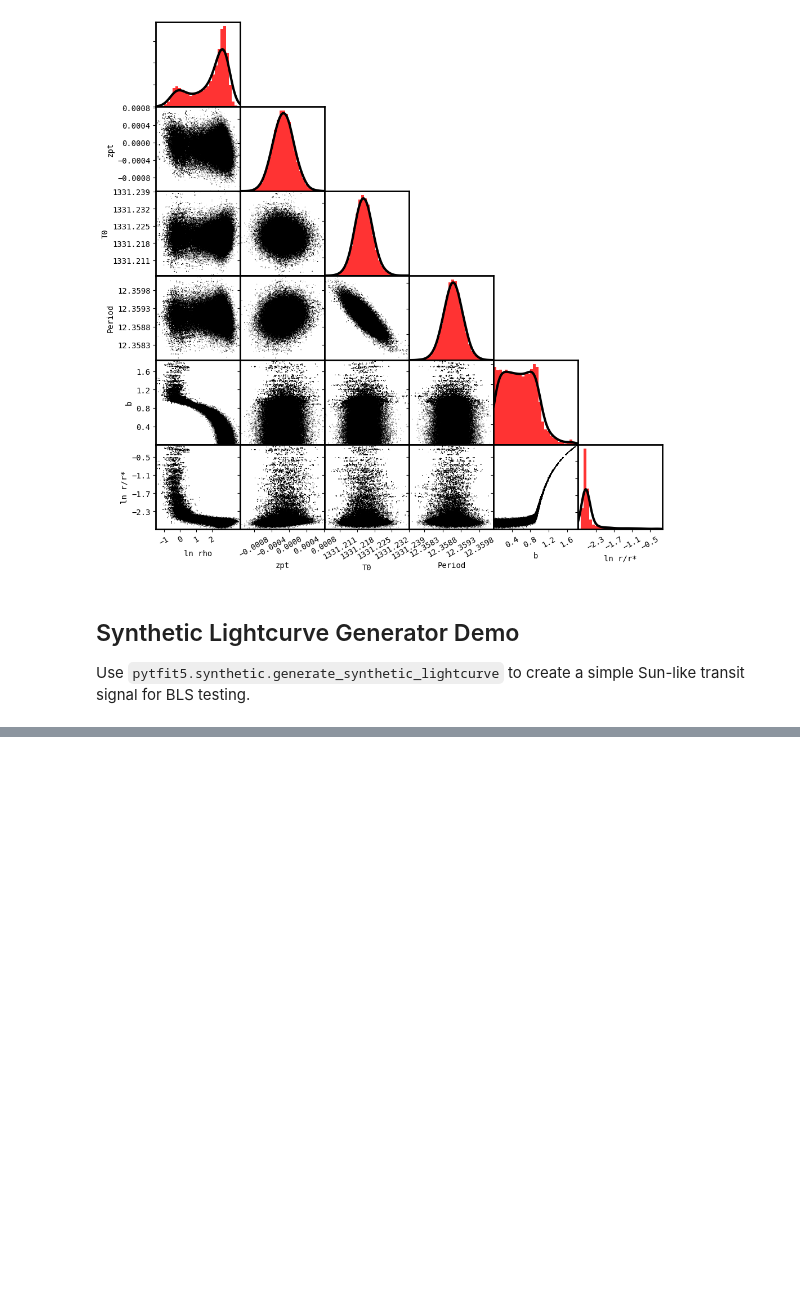
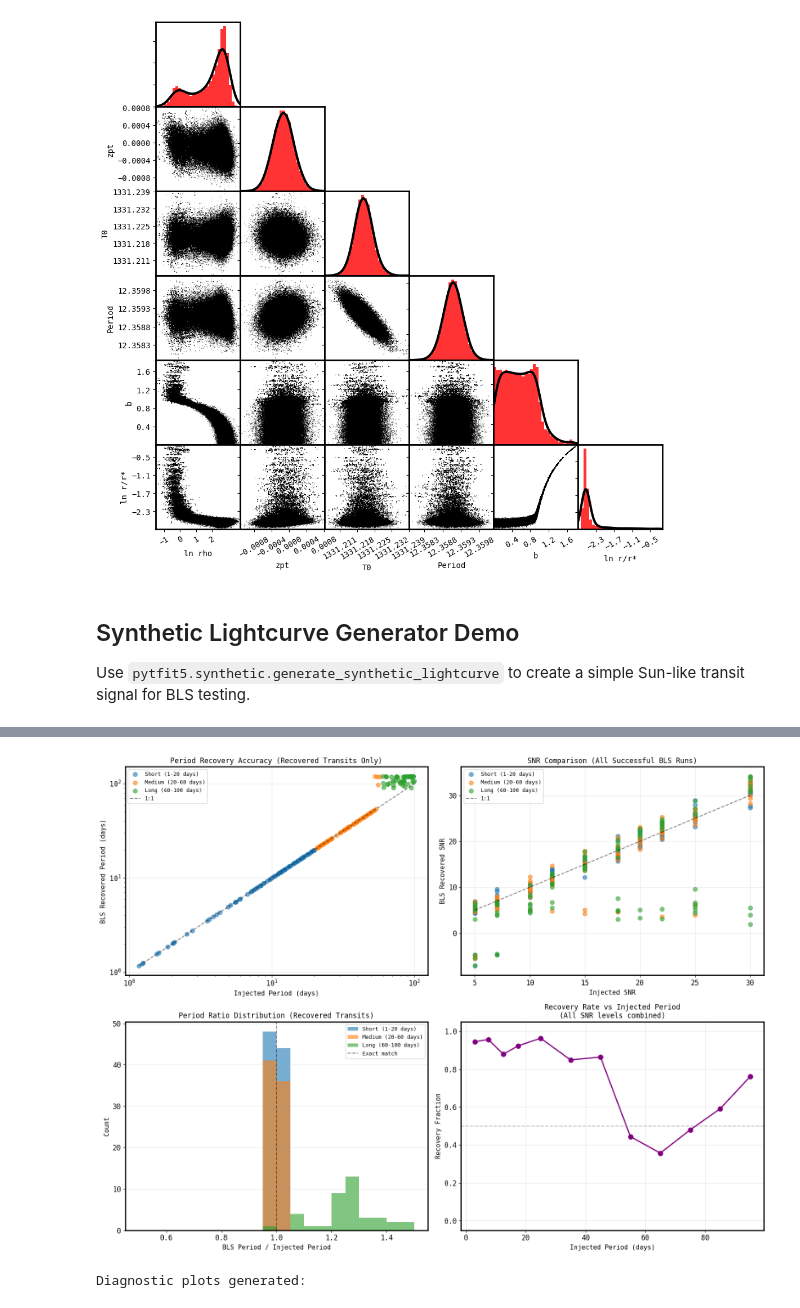
Before and after one commit to jasonfrowe/bls_cuda, a Jupyter notebook: pytfit5_example.ipynb, the cells around one changed output, grey strips where cells are left out. Drawn from its saved outputs; the diff is of its cells as text; code cells hidden in the pictures; blank space fills up the shorter version.

```diff
--- a/pytfit5_example.ipynb
+++ b/pytfit5_example.ipynb
@@ -479,0 +828,78 @@ Recovery Status:    ✓ RECOVERED
+# %%
+# Additional diagnostic plots
+
+fig, axes = plt.subplots(2, 2, figsize=(16, 12))
+
+# 1. Period recovery accuracy (for recovered transits)
+ax = axes[0, 0]
+for period_range in ['short', 'medium', 'long']:
+    data = df_results[(df_results['period_range'] == period_range) & (df_results['is_recovered'] == True)]
+    if len(data) > 0:
+        ax.scatter(data['injected_period'], data['bls_period'],
+                  alpha=0.6, s=50, color=colors[period_range], label=labels[period_range])
+
+# Add 1:1 line
+min_per, max_per = df_results['injected_period'].min(), df_results['injected_period'].max()
+ax.plot([min_per, max_per], [min_per, max_per], 'k--', alpha=0.5, label='1:1')
+ax.set_xlabel('Injected Period (days)', fontsize=11)
+ax.set_ylabel('BLS Recovered Period (days)', fontsize=11)
+ax.set_title('Period Recovery Accuracy (Recovered Transits Only)', fontsize=12)
+ax.legend(fontsize=9)
+ax.grid(True, alpha=0.3)
+ax.set_xscale('log')
+ax.set_yscale('log')
+
+# 2. SNR comparison
+ax = axes[0, 1]
+for period_range in ['short', 'medium', 'long']:
+    data = df_results[(df_results['period_range'] == period_range) & (df_results['success'] == True)]
+    if len(data) > 0:
+        ax.scatter(data['injected_snr'], data['bls_snr'],
+                  alpha=0.6, s=50, color=colors[period_range], label=labels[period_range])
+
+# Add 1:1 line
+ax.plot([5, 30], [5, 30], 'k--', alpha=0.5, label='1:1')
+ax.set_xlabel('Injected SNR', fontsize=11)
+ax.set_ylabel('BLS Recovered SNR', fontsize=11)
+ax.set_title('SNR Comparison (All Successful BLS Runs)', fontsize=12)
+ax.legend(fontsize=9)
+ax.grid(True, alpha=0.3)
+
+# 3. Period ratio distribution
+ax = axes[1, 0]
+for period_range in ['short', 'medium', 'long']:
+    data = df_results[(df_results['period_range'] == period_range) & (df_results['is_recovered'] == True)]
+    if len(data) > 0:
+        ax.hist(data['period_ratio'], bins=20, alpha=0.6,
+               color=colors[period_range], label=labels[period_range], range=(0.5, 1.5))
+
+ax.axvline(x=1.0, color='k', linestyle='--', alpha=0.5, label='Exact match')
+ax.set_xlabel('BLS Period / Injected Period', fontsize=11)
+ax.set_ylabel('Count', fontsize=11)
+ax.set_title('Period Ratio Distribution (Recovered Transits)', fontsize=12)
+ax.legend(fontsize=9)
+ax.grid(True, alpha=0.3, axis='y')
+
+# 4. Recovery rate by injected period
+ax = axes[1, 1]
+# Bin periods and calculate recovery rate
+period_bins = [1, 5, 10, 15, 20, 30, 40, 50, 60, 70, 80, 90, 100]
+df_results['period_bin'] = pd.cut(df_results['injected_period'], bins=period_bins)
+recovery_by_period = df_results.groupby('period_bin')['is_recovered'].mean()
+bin_centers = [(period_bins[i] + period_bins[i+1])/2 for i in range(len(period_bins)-1)]
+
+ax.plot(bin_centers, recovery_by_period.values, marker='o', linewidth=2, markersize=8, color='purple')
+ax.axhline(y=0.5, color='gray', linestyle='--', alpha=0.5)
+ax.set_xlabel('Injected Period (days)', fontsize=11)
+ax.set_ylabel('Recovery Fraction', fontsize=11)
+ax.set_title('Recovery Rate vs Injected Period\n(All SNR levels combined)', fontsize=12)
+ax.grid(True, alpha=0.3)
+ax.set_ylim(-0.05, 1.05)
+
+plt.tight_layout()
+plt.show()
+
+print("\nDiagnostic plots generated:")
+# %% [output]
+[figure, added]
+Diagnostic plots generated:
```
Also changed, not shown: parts of 10 cells of this notebook, 1 other file.
